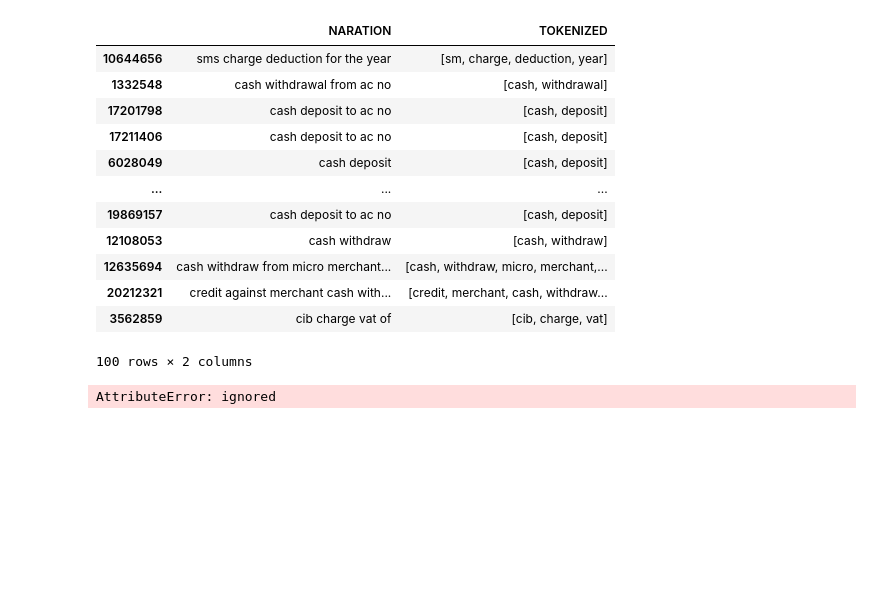
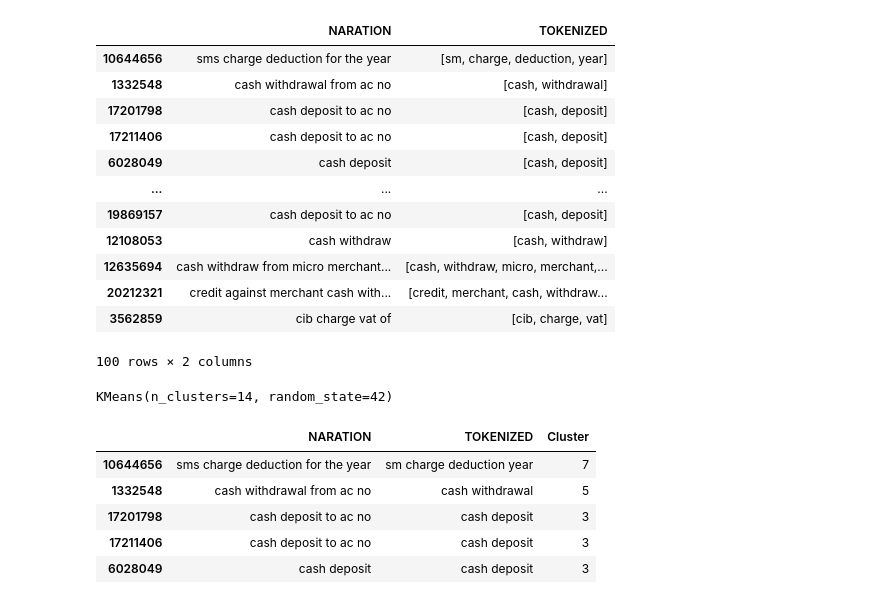
Before and after one commit to Shahriar-Ferdoush/Business-Data-Analysis, a Jupyter notebook: Business_Data_Analysis.ipynb, the cells around one changed output. Drawn from its saved outputs; the diff is of its cells as text; code cells hidden in the pictures; blank space fills up the shorter version.

```diff
--- a/Business_Data_Analysis.ipynb
+++ b/Business_Data_Analysis.ipynb
@@ -198,15 +198,25 @@ sample.head(100)
 from sklearn.feature_extraction.text import TfidfVectorizer
 from sklearn.cluster import KMeans
 # %%
+sample['TOKENIZED'] = sample['TOKENIZED'].apply(lambda tokens: ' '.join(tokens))
+
 vectorizer = TfidfVectorizer()
-X = vectorizer.fit_transform(sample['TOKENIZED'])
+X = vectorizer.fit_transform(sample['TOKENIZED'].values.astype(str))
-# %% [output]
-AttributeError: ignored
 # %%
 k = 14  # No of clusters
 kmeans = KMeans(n_clusters=k, random_state=42)
 kmeans.fit(X)
+# %% [output]
+KMeans(n_clusters=14, random_state=42)
 # %%
 labels = kmeans.labels_
 
-df['Cluster'] = labels
+sample['Cluster'] = labels
+sample.head()
+# %% [output]
+|  | NARATION | TOKENIZED | Cluster |
+| 10644656 | sms charge deduction for the year | sm charge deduction year | 7 |
+| 1332548 | cash withdrawal from ac no | cash withdrawal | 5 |
+| 17201798 | cash deposit to ac no | cash deposit | 3 |
+| 17211406 | cash deposit to ac no | cash deposit | 3 |
+| 6028049 | cash deposit | cash deposit | 3 |
```
